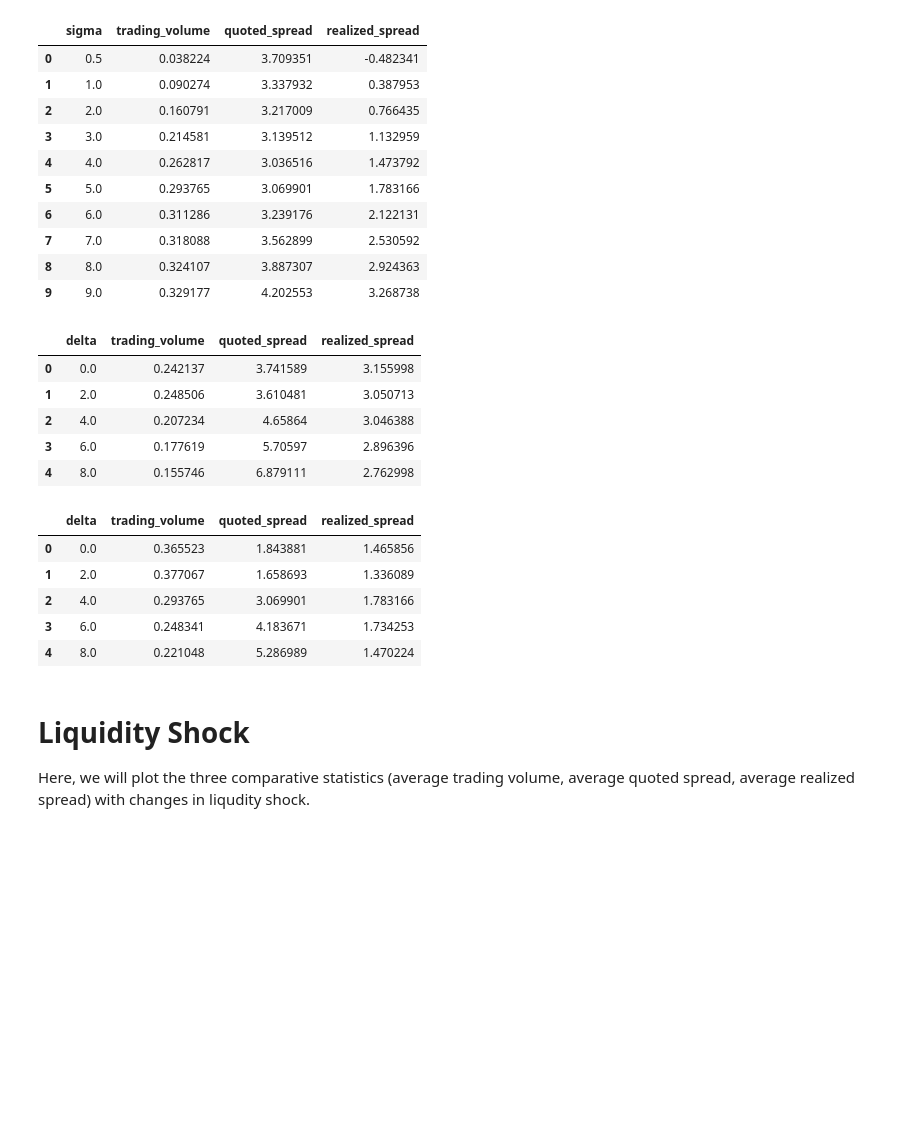
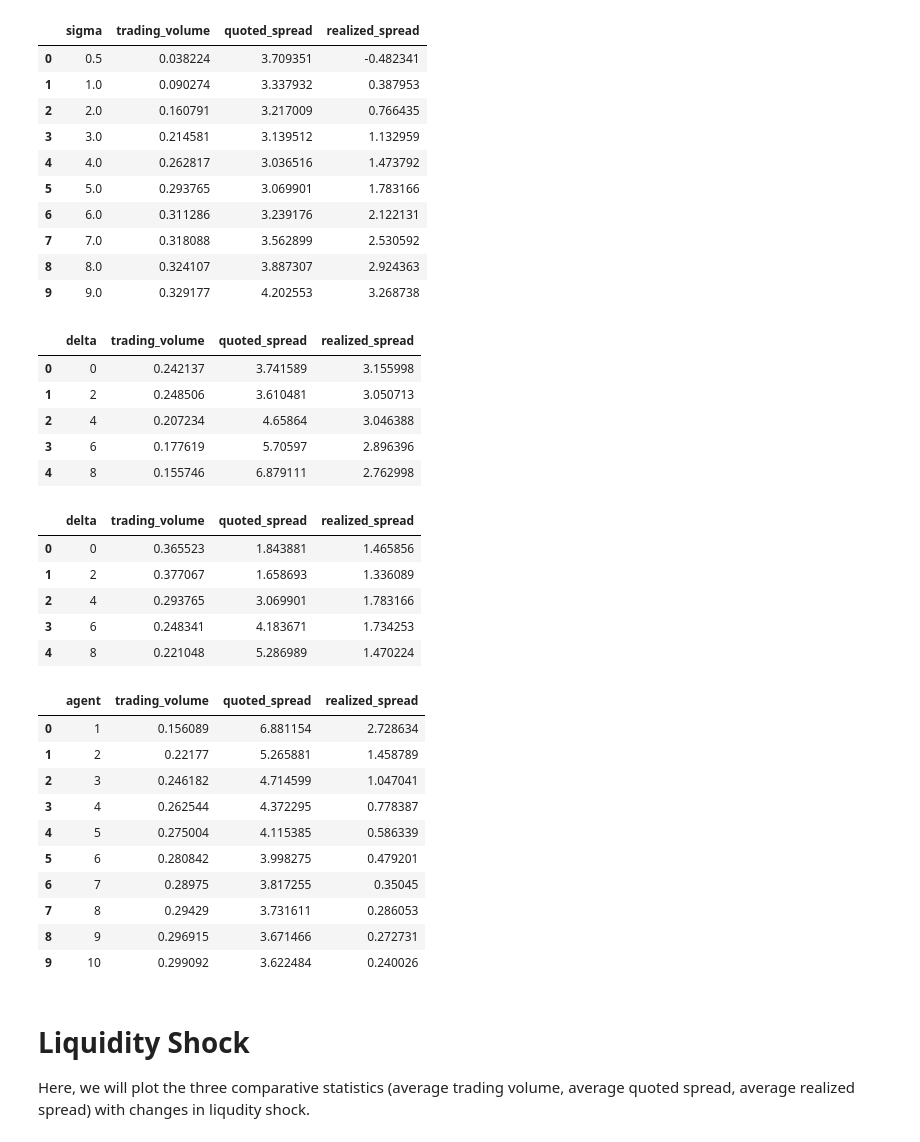
Before and after one commit to zhiconghu/Algorithmic-Pricing-and-Liquidity-in-Securities-Markets, a Jupyter notebook: Comparative Statistics.ipynb, the cells around one changed output. Drawn from its saved outputs; the diff is of its cells as text; code cells hidden in the pictures; blank space fills up the shorter version.

```diff
--- a/Comparative Statistics.ipynb
+++ b/Comparative Statistics.ipynb
@@ -55,15 +55,15 @@ monopoly_delta = pd.DataFrame(columns = ['delta','trading_volume','quoted_spread
 for value in monopoly_delta_values:
     monopoly_delta.loc[len(monopoly_delta)] = pd.concat([pd.Series(value,index=['delta']),pd.read_csv('./Monopoly_Simulation/monopoly_stats_delta' + value + '.csv' ).mean(axis = 0)], axis = 0)
 
-monopoly_delta['delta'] = monopoly_delta['delta'].replace({'0_5':'0.5'}).astype(float)
+monopoly_delta['delta'] = monopoly_delta['delta'].astype(int)
 monopoly_delta
 # %% [output]
 |  | delta | trading_volume | quoted_spread | realized_spread |
-| 0 | 0.0 | 0.242137 | 3.741589 | 3.155998 |
-| 1 | 2.0 | 0.248506 | 3.610481 | 3.050713 |
-| 2 | 4.0 | 0.207234 | 4.65864 | 3.046388 |
-| 3 | 6.0 | 0.177619 | 5.70597 | 2.896396 |
-| 4 | 8.0 | 0.155746 | 6.879111 | 2.762998 |
+| 0 | 0 | 0.242137 | 3.741589 | 3.155998 |
+| 1 | 2 | 0.248506 | 3.610481 | 3.050713 |
+| 2 | 4 | 0.207234 | 4.65864 | 3.046388 |
+| 3 | 6 | 0.177619 | 5.70597 | 2.896396 |
+| 4 | 8 | 0.155746 | 6.879111 | 2.762998 |
 # %%
 duopoly_delta_values = ['0','2','4','6','8']
 duopoly_delta = pd.DataFrame(columns = ['delta','trading_volume','quoted_spread','realized_spread'])
@@ -71,15 +71,36 @@ duopoly_delta = pd.DataFrame(columns = ['delta','trading_volume','quoted_spread'
 for value in duopoly_delta_values:
     duopoly_delta.loc[len(duopoly_delta)] = pd.concat([pd.Series(value,index=['delta']),pd.read_csv('./Duopoly_Simulation/duopoly_stats_delta' + value + '.csv' ).mean(axis = 0)], axis = 0)
 
-duopoly_delta['delta'] = duopoly_delta['delta'].replace({'0_5':'0.5'}).astype(float)
+duopoly_delta['delta'] = duopoly_delta['delta'].astype(int)
 duopoly_delta
 # %% [output]
 |  | delta | trading_volume | quoted_spread | realized_spread |
-| 0 | 0.0 | 0.365523 | 1.843881 | 1.465856 |
-| 1 | 2.0 | 0.377067 | 1.658693 | 1.336089 |
-| 2 | 4.0 | 0.293765 | 3.069901 | 1.783166 |
-| 3 | 6.0 | 0.248341 | 4.183671 | 1.734253 |
-| 4 | 8.0 | 0.221048 | 5.286989 | 1.470224 |
+| 0 | 0 | 0.365523 | 1.843881 | 1.465856 |
+| 1 | 2 | 0.377067 | 1.658693 | 1.336089 |
+| 2 | 4 | 0.293765 | 3.069901 | 1.783166 |
+| 3 | 6 | 0.248341 | 4.183671 | 1.734253 |
+| 4 | 8 | 0.221048 | 5.286989 | 1.470224 |
+# %%
+agent_values = ['1','2','3','4','5','6','7','8','9','10']
+agent = pd.DataFrame(columns = ['agent','trading_volume','quoted_spread','realized_spread'])
+
+for value in agent_values:
+    agent.loc[len(agent)] = pd.concat([pd.Series(value,index=['agent']),pd.read_csv('./MultiAgent_Simulation/stats_agent' + value + '.csv' ).mean(axis = 0)], axis = 0)
+
+agent['agent'] = agent['agent'].astype(int)
+agent
+# %% [output]
+|  | agent | trading_volume | quoted_spread | realized_spread |
+| 0 | 1 | 0.156089 | 6.881154 | 2.728634 |
+| 1 | 2 | 0.22177 | 5.265881 | 1.458789 |
+| 2 | 3 | 0.246182 | 4.714599 | 1.047041 |
+| 3 | 4 | 0.262544 | 4.372295 | 0.778387 |
+| 4 | 5 | 0.275004 | 4.115385 | 0.586339 |
+| 5 | 6 | 0.280842 | 3.998275 | 0.479201 |
+| 6 | 7 | 0.28975 | 3.817255 | 0.35045 |
+| 7 | 8 | 0.29429 | 3.731611 | 0.286053 |
+| 8 | 9 | 0.296915 | 3.671466 | 0.272731 |
+| 9 | 10 | 0.299092 | 3.622484 | 0.240026 |
 # %% [markdown]
 # Liquidity Shock
 
```
Also changed, not shown: parts of 3 cells of this notebook, 16 other files.
